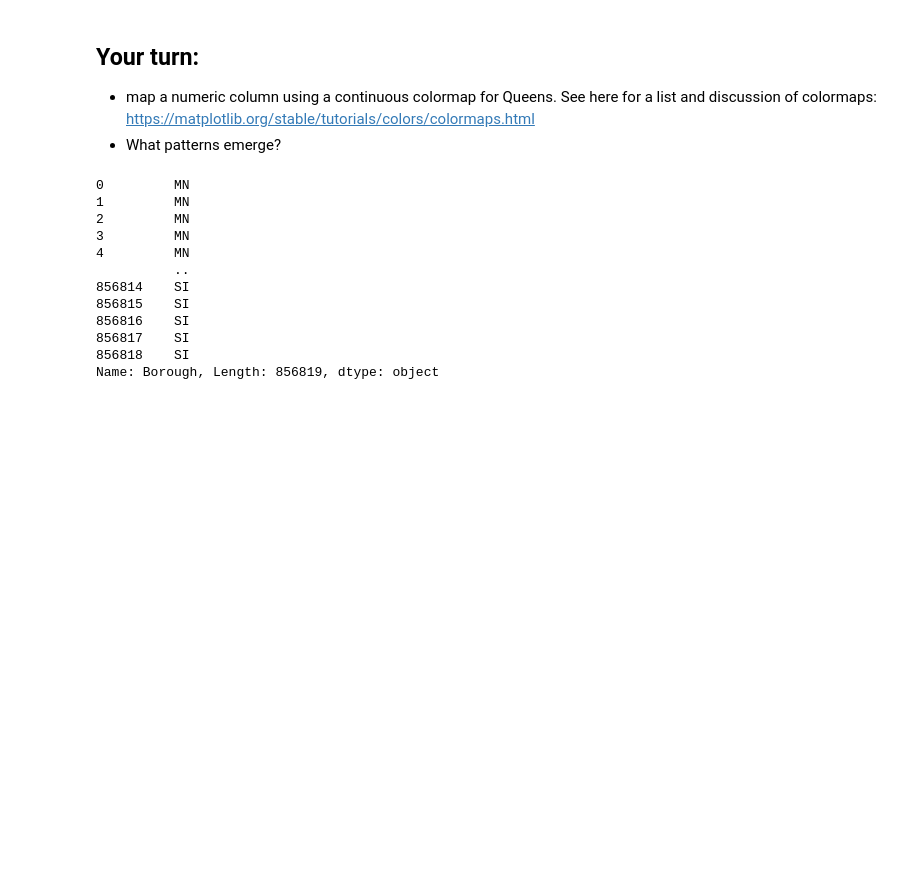
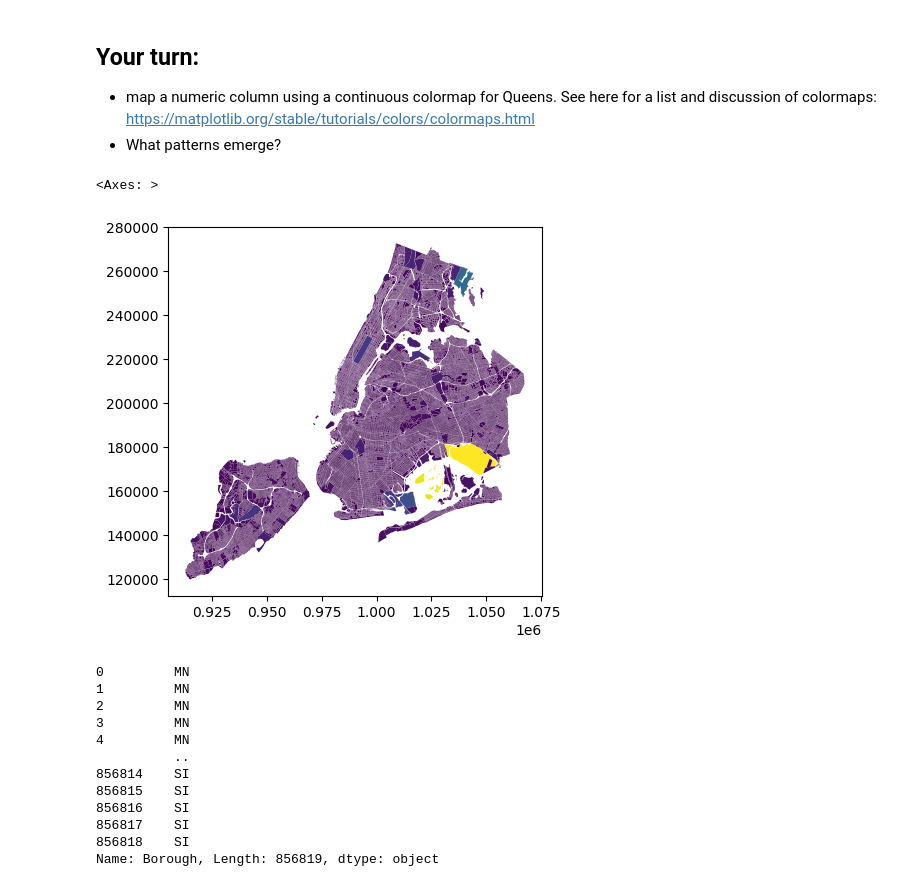
Before and after one commit to daisissie/cdp-mapping-systems, a Jupyter notebook: Tutorials/01_vector_data_apis.ipynb, the cells around one changed output. Cells and saved outputs as stored; diff of their text form; code cells hidden in the pictures; blank space fills up the shorter version.

```diff
--- a/Tutorials/01_vector_data_apis.ipynb
+++ b/Tutorials/01_vector_data_apis.ipynb
@@ -313,6 +313,11 @@ Text(0.5, 1.0, 'NYC MapPLUTO')
 
 - map a numeric column using a continuous colormap for Queens. See here for a list and discussion of colormaps: https://matplotlib.org/stable/tutorials/colors/colormaps.html
 - What patterns emerge?
+# %%
+pluto_ogrio.plot(column="LotArea")
+# %% [output]
+<Axes: >
+[figure, added]
 # %%
 pluto_ogrio.Borough
 # %% [output]
```
Also changed, not shown: parts of 4 cells of this notebook.
